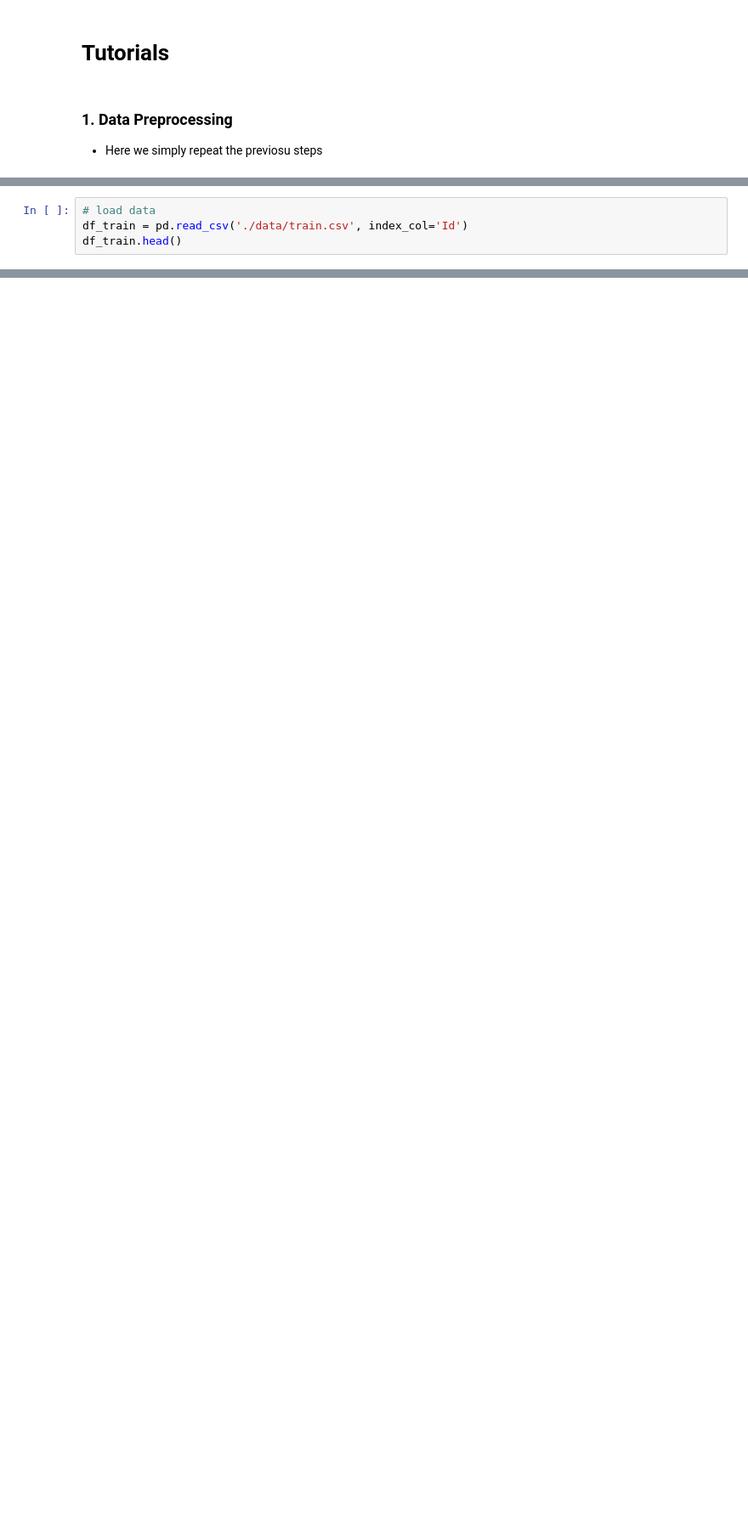
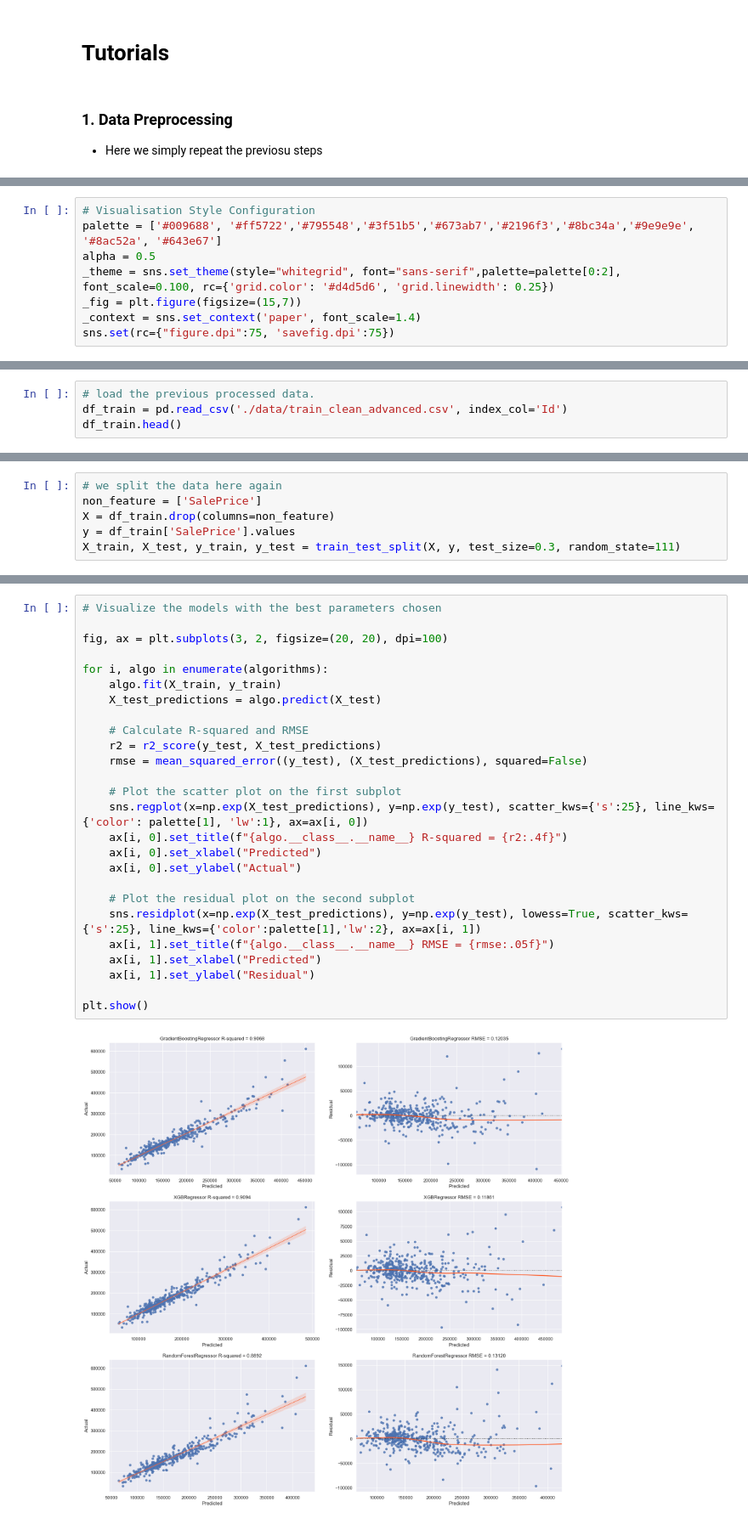
Before and after one commit to brookefzy/pitaya, a Jupyter notebook: HousingPricePredictor/03_nonlinear_prediction.ipynb, the cells around one changed output, grey strips where cells are left out. Shown at 85% size. Cells and saved outputs as stored; diff of their text form; blank space fills up the shorter version.

```diff
--- a/HousingPricePredictor/03_nonlinear_prediction.ipynb
+++ b/HousingPricePredictor/03_nonlinear_prediction.ipynb
@@ -52,0 +60,8 @@ warnings.filterwarnings("ignore")
+# %%
+# Visualisation Style Configuration
+palette = ['#009688', '#ff5722','#795548','#3f51b5','#673ab7','#2196f3','#8bc34a','#9e9e9e', '#8ac52a', '#643e67']
+alpha = 0.5
+_theme = sns.set_theme(style="whitegrid", font="sans-serif",palette=palette[0:2], font_scale=0.100, rc={'grid.color': '#d4d5d6', 'grid.linewidth': 0.25})
+_fig = plt.figure(figsize=(15,7))
+_context = sns.set_context('paper', font_scale=1.4)
+sns.set(rc={"figure.dpi":75, 'savefig.dpi':75})
@@ -53,4 +77,4 @@ warnings.filterwarnings("ignore")
 # %%
-# load data
-df_train = pd.read_csv('./data/train.csv', index_col='Id')
+# load the previous processed data.
+df_train = pd.read_csv('./data/train_clean_advanced.csv', index_col='Id')
 df_train.head()
@@ -56,0 +93,6 @@ df_train.head()
+# %%
+# we split the data here again
+non_feature = ['SalePrice']
+X = df_train.drop(columns=non_feature)
+y = df_train['SalePrice'].values
+X_train, X_test, y_train, y_test = train_test_split(X, y, test_size=0.3, random_state=111)
@@ -56,0 +162,28 @@ df_train.head()
+# %%
+# Visualize the models with the best parameters chosen
+
+fig, ax = plt.subplots(3, 2, figsize=(20, 20), dpi=100)
+
+for i, algo in enumerate(algorithms):
+    algo.fit(X_train, y_train)
+    X_test_predictions = algo.predict(X_test)
+
+    # Calculate R-squared and RMSE
+    r2 = r2_score(y_test, X_test_predictions)
+    rmse = mean_squared_error((y_test), (X_test_predictions), squared=False)
+
+    # Plot the scatter plot on the first subplot
+    sns.regplot(x=np.exp(X_test_predictions), y=np.exp(y_test), scatter_kws={'s':25}, line_kws={'color': palette[1], 'lw':1}, ax=ax[i, 0])
+    ax[i, 0].set_title(f"{algo.__class__.__name__} R-squared = {r2:.4f}")
+    ax[i, 0].set_xlabel("Predicted")
+    ax[i, 0].set_ylabel("Actual")
+
+    # Plot the residual plot on the second subplot
+    sns.residplot(x=np.exp(X_test_predictions), y=np.exp(y_test), lowess=True, scatter_kws={'s':25}, line_kws={'color':palette[1],'lw':2}, ax=ax[i, 1])
+    ax[i, 1].set_title(f"{algo.__class__.__name__} RMSE = {rmse:.05f}")
+    ax[i, 1].set_xlabel("Predicted")
+    ax[i, 1].set_ylabel("Residual")
+
+plt.show()
+# %% [output]
+[figure, added]
```
Also changed, not shown: parts of 11 cells of this notebook, 4 other files.
